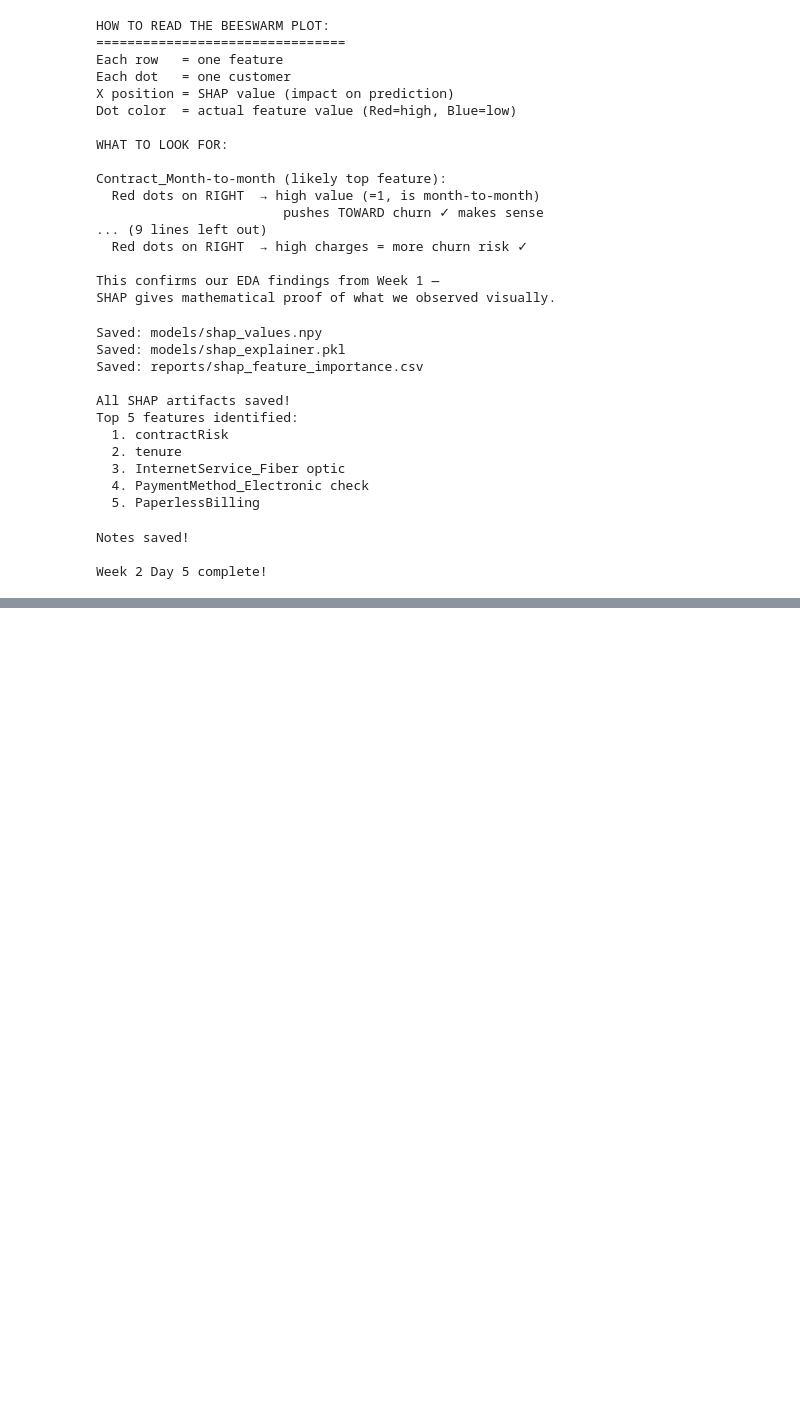
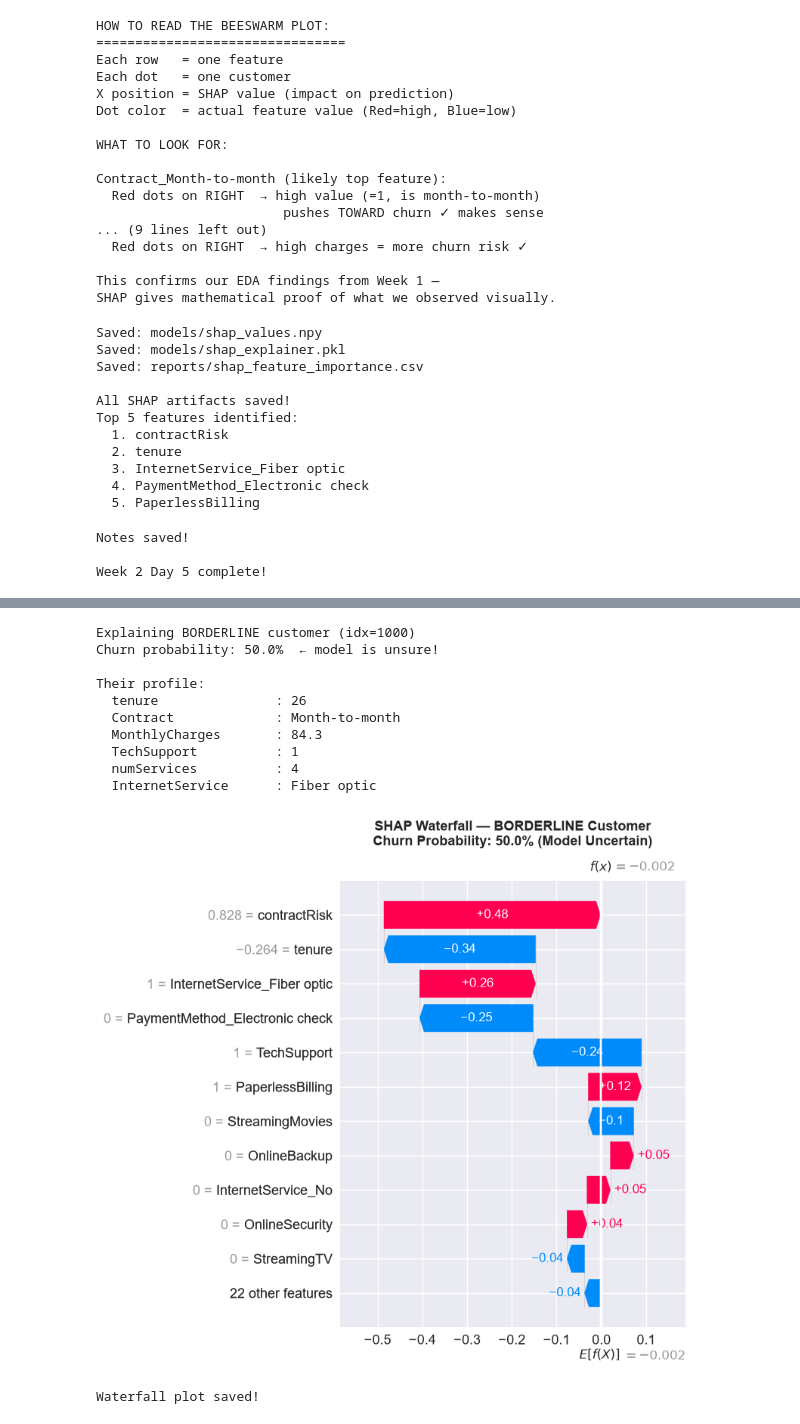
Before and after one commit to Kasak02/churn-predictor, a Jupyter notebook: 05_model_training.ipynb, the cells around one changed output, grey strips where cells are left out. Saved outputs shown, nothing was run; the diff lists cells and outputs as text; code cells hidden in the pictures; blank space fills up the shorter version.

```diff
--- a/05_model_training.ipynb
+++ b/05_model_training.ipynb
@@ -1967,0 +2145,40 @@ Week 2 Day 5 complete!
+# %%
+#  borderline customer — most interesting case
+idx = border_idx
+
+print(f"Explaining BORDERLINE customer (idx={idx})")
+print(f"Churn probability: {y_pred_prob[idx]*100:.1f}%  ← model is unsure!")
+print(f"\nTheir profile:")
+for col in ['tenure', 'Contract', 'MonthlyCharges',
+            'TechSupport', 'numServices', 'InternetService']:
+    if col in X_test.columns:
+        print(f"  {col:<20} : {X_test.iloc[idx][col]}")
+
+explanation_border = shap.Explanation(
+    values        = shap_values[border_idx],
+    base_values   = explainer.expected_value,
+    data          = X_test_proc[border_idx],
+    feature_names = feature_names
+)
+
+fig, ax = plt.subplots(figsize=(10, 7))
+shap.plots.waterfall(explanation_border, max_display=12, show=False)
+plt.title(f'SHAP Waterfall — BORDERLINE Customer\nChurn Probability: {y_pred_prob[border_idx]*100:.1f}% (Model Uncertain)',
+          fontweight='bold', fontsize=13, pad=15)
+plt.tight_layout()
+plt.savefig('reports/shap_waterfall_borderline.png', dpi=150, bbox_inches='tight')
+plt.show()
+print("Waterfall plot saved!")
+# %% [output]
+Explaining BORDERLINE customer (idx=1000)
+Churn probability: 50.0%  ← model is unsure!
+
+Their profile:
+  tenure               : 26
+  Contract             : Month-to-month
+  MonthlyCharges       : 84.3
+  TechSupport          : 1
+  numServices          : 4
+  InternetService      : Fiber optic
+[figure, added]
+Waterfall plot saved!
```
Also changed, not shown: parts of 8 cells of this notebook, 6 other files.
